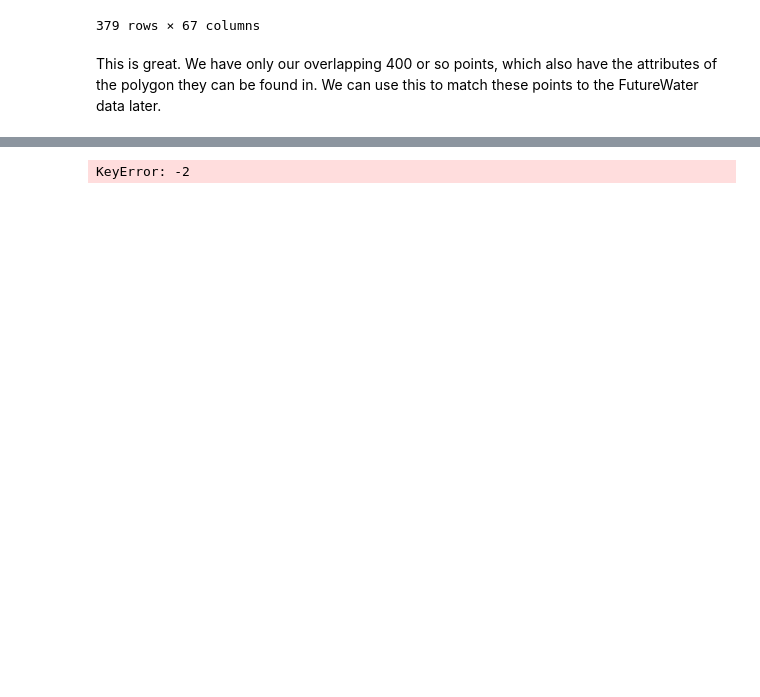
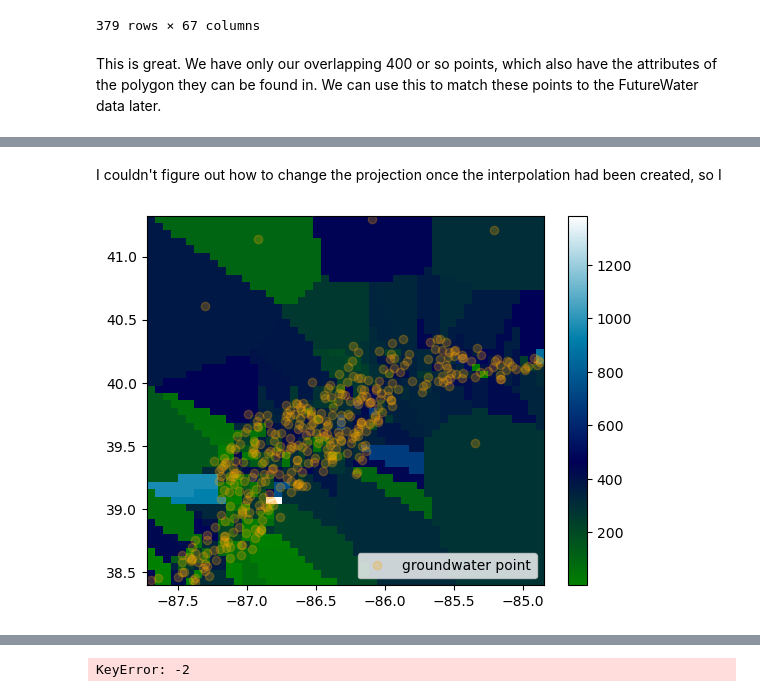
Before and after one commit to cookjan/G690_jcc, a Jupyter notebook: research_project/IDNR_GW.ipynb, the cells around one changed output, grey strips where cells are left out. Saved outputs shown, nothing was run; the diff lists cells and outputs as text; code cells hidden in the pictures; blank space fills up the shorter version.

```diff
--- a/research_project/IDNR_GW.ipynb
+++ b/research_project/IDNR_GW.ipynb
@@ -256,0 +305,30 @@ This is great. We have only our overlapping 400 or so points, which also have th
+# %% [markdown]
+I couldn't figure out how to change the projection once the interpolation had been created, so I
+# %%
+""" Spatial interpolation using nearest neighbors """
+
+# set dimensions
+#x = idnr_HUC.Northing
+#y = idnr_HUC.Easting
+x = idnr_HUC.lon
+y = idnr_HUC.lat
+z = idnr_HUC.HARDNESS
+
+# create 2D grid for interpolation
+X = np.linspace(min(x), max(x))
+Y = np.linspace(min(y), max(y))
+X, Y = np.meshgrid(X, Y)
+
+# interpolate variable
+interp = NearestNDInterpolator(list(zip(x, y)), z)
+
+Z = interp(X, Y)
+
+# plot the interpolation
+plt.pcolormesh(X, Y, Z, cmap = 'ocean', shading='auto')
+plt.plot(x, y, "ok", color = "orange", alpha = 0.25, label="groundwater point")
+plt.legend()
+plt.colorbar()
+plt.show()
+# %% [output]
+[figure, added]
```
Also changed, not shown: parts of 12 cells of this notebook, 2 other files.
